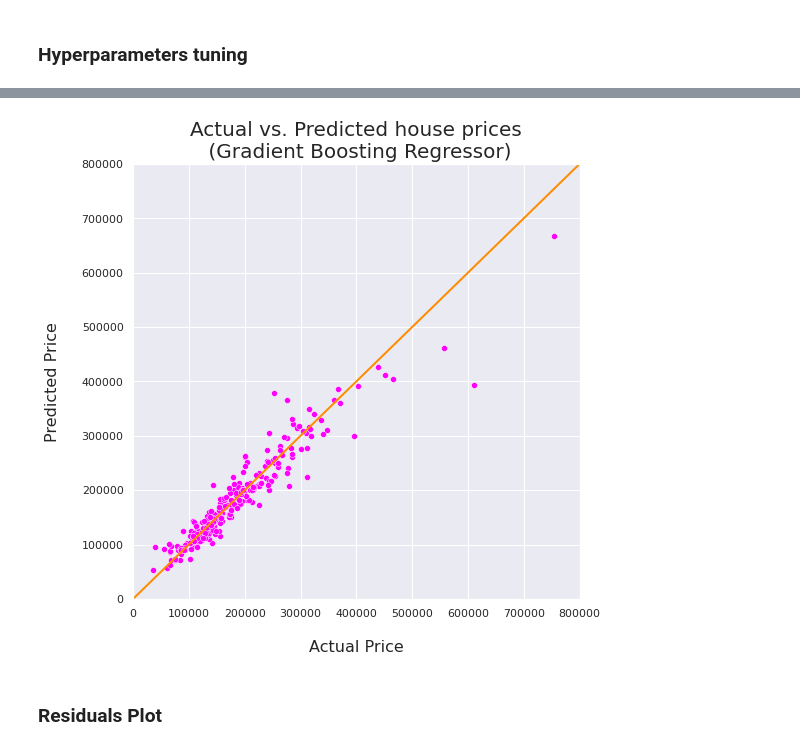
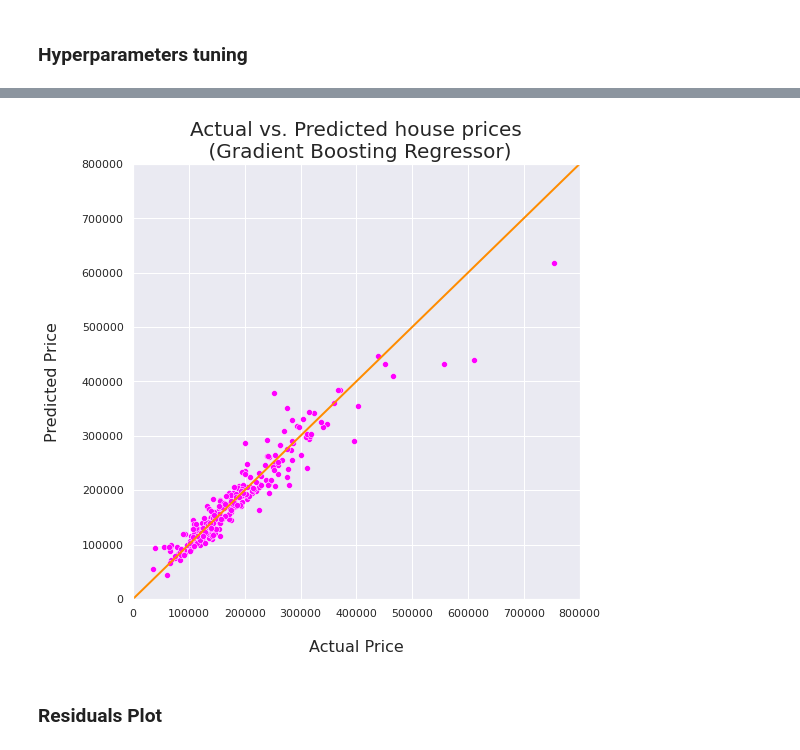
Before and after one commit to Marima91/kaggle_house_prices_prediction, a Jupyter notebook: house-prices-prediction.ipynb, the cells around one changed output, grey strips where cells are left out. Saved outputs shown, nothing was run; the diff lists cells and outputs as text; code cells hidden in the pictures.

Commit message:
Kaggle Notebook | House_Prices_Prediction | Version 18:  log transformation for skewed features / Log transformation of saleprice

```diff
--- a/house-prices-prediction.ipynb
+++ b/house-prices-prediction.ipynb
@@ -1029,3 +1052,14 @@ df_test_new.drop(["YearRemodAdd"], axis=1, inplace=True)
+# %%
+# Log transformation of the skewed features
+#sf_features = ["TotalBsmtSF", "GrLivArea", "MasVnrArea", "GarageArea"]
+
+for i in sk_features:
+    # loop over i (features) to calculate Log of surfaces
+    # Train set
+    df_train_new[i] = np.log((df_train_new[i])+1)
+
+    # Test set
+    df_test_new[i] = np.log((df_test_new[i])+1)
 # %%
 from sklearn.preprocessing import FunctionTransformer
 Y = df_train_new[["SalePrice"]]
@@ -1046,3 +1078,8 @@ No major change, we will keep the initial distribution without log transformatio
+# %%
+# Log transformation of the target variable "SalePrice"
+df_train_new["SalePriceLog"] = np.log(df_train_new.SalePrice)
+# Drop the original SalePrice
+df_train_new.drop(["SalePrice"], axis=1, inplace=True)
 # %% [markdown]
 # Modelling
 # %%
@@ -1082,11 +1119,11 @@ def regression_metrics(y_test, y_pred):
 # Extract the features (X) and the target (y)
 # Features (X)
 X = df_train_new[[i for i in list(
-    df_train_new.columns) if i != "SalePrice"]]
+    df_train_new.columns) if i != "SalePriceLog"]]
 print(X.shape)
 
 # Target (y)
-y = df_train_new.loc[:, "SalePrice"]
+y = df_train_new.loc[:, "SalePriceLog"]
 print(y.shape)
 # %% [output]
 (1460, 151)
@@ -1257,5 +1294,5 @@ cv_results[columns].sort_values(by="mean_test_error")
 # %%
-best_model=GradientBoostingRegressor(n_estimators=200,max_leaf_nodes=50)
+best_model=GradientBoostingRegressor(n_estimators=500,max_leaf_nodes=5)
 # %%
 best_model.fit(X_train,y_train)
 # %% [output]
@@ -1273,16 +1310,16 @@ R²:  0.90554
 # %%
 plt.figure(figsize=(8,8))
-#sns.lineplot(x = [0,1.5e8], y = [0,1.5e8], alpha=0.5)
-sns.scatterplot(y_test,y_pred, color='magenta')
+
+sns.scatterplot(np.exp(y_test),np.exp(y_pred), color='magenta')
 plt.plot([0, 800000], [0, 800000], "darkorange", lw=2)
 plt.xlim(0, 800000)
 plt.ylim(0, 800000)
 plt.xlabel("\nActual Price", fontsize=16)
 plt.ylabel("Predicted Price\n", fontsize=16)
 plt.title("Actual vs. Predicted house prices\n (Gradient Boosting Regressor)", fontsize=20)
 plt.show()
 # %% [output]
-[figure, old version]
+[figure, new version]
 # %% [markdown]
 ### Residuals Plot
 # %%
```
Also changed, not shown: parts of 20 cells of this notebook.
